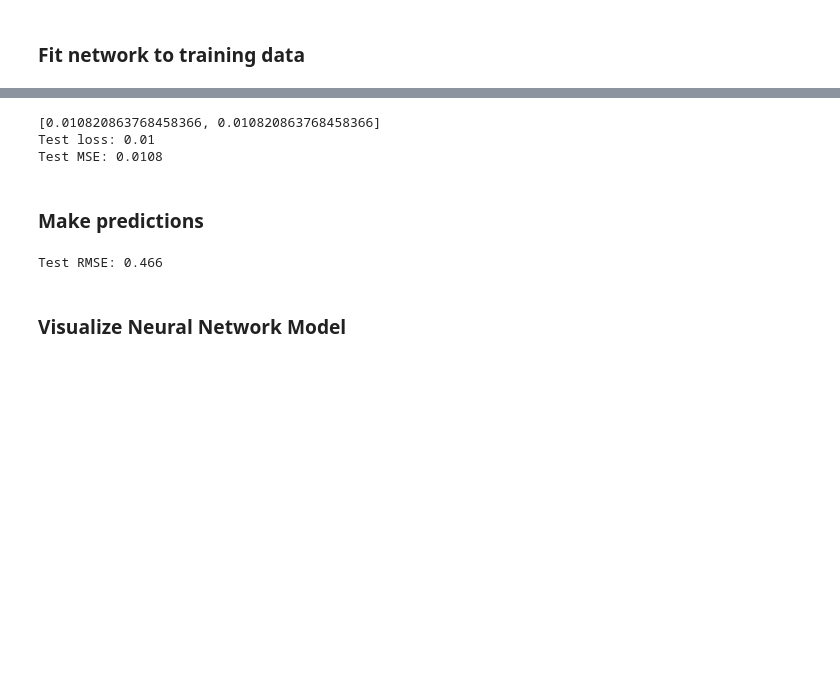
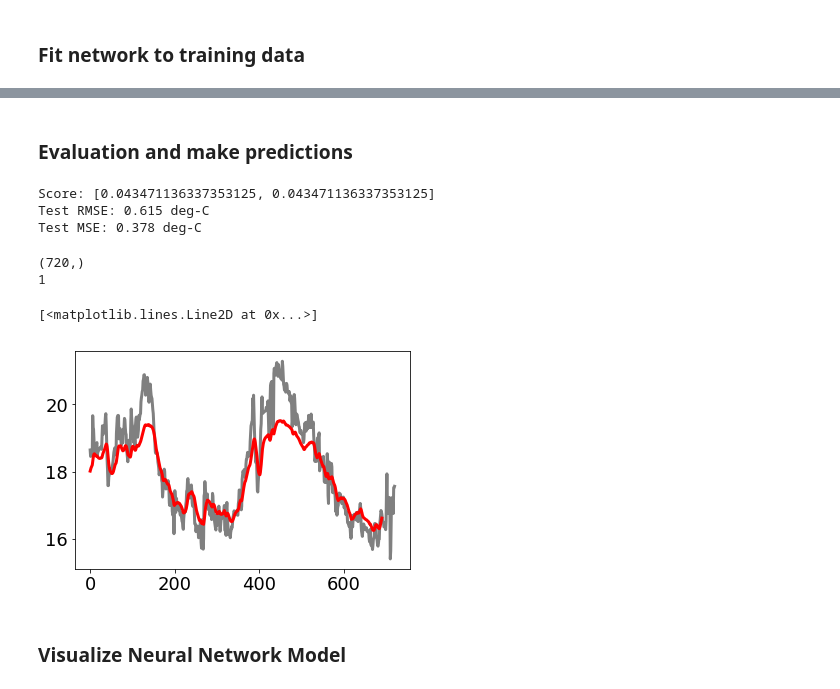
Before and after one commit to hscannell/MHW-tableau, a Jupyter notebook: code/LSTM/LSTM_Forecast_univariate.ipynb, the cells around one changed output, grey strips where cells are left out. Cells and saved outputs as stored; diff of their text form; code cells hidden in the pictures; blank space fills up the shorter version.

```diff
--- a/code/LSTM/LSTM_Forecast_univariate.ipynb
+++ b/code/LSTM/LSTM_Forecast_univariate.ipynb
@@ -474,36 +593,46 @@ Epoch 20/20
-# %%
-# Evaluate model
-score = model.evaluate(Xtest, ytest, batch_size=batch_size, verbose=0)
-print(score)
-print('Test loss: %0.2f' % score[0])
-print('Test MSE: %0.4f' % score[1])
-# %% [output]
-[0.010820863768458366, 0.010820863768458366]
-Test loss: 0.01
-Test MSE: 0.0108
 # %% [markdown]
-### Make predictions
+### Evaluation and make predictions
 # %%
+# Evaluate model
+score = model.evaluate(Xtest, ytest, batch_size=batch_size, verbose=0)
+print('Score: {}'.format(score))
+
 # Make a prediction
-yhat = model.predict(Xtest) # predict on new features
-Xtestt = Xtest.reshape((Xtest.shape[0], lag*n_features))
+yhat = model.predict(Xtest) # predict day[steps] on new [lag] features
+#Xtestt = Xtest.reshape((Xtest.shape[0], lag*n_features))
 
 # Invert scaling for forecast
-inv_yhat = concatenate((yhat, Xtestt[:, -(n_features-1):]), axis=1)
-inv_yhat = scaler.inverse_transform(inv_yhat)
+#inv_yhat = concatenate((yhat, Xtestt[:, -(n_features-1):]), axis=1)
+inv_yhat = scaler.inverse_transform(yhat)
 inv_yhat = inv_yhat[:,0]
 
 # Invert scaling for actual
 ytesty = ytest.reshape((len(ytest), 1))
-inv_y = concatenate((ytesty, Xtestt[:, -(n_features-1):]), axis=1)
-inv_y = scaler.inverse_transform(inv_y)
+#inv_y = concatenate((ytesty, Xtestt[:, -(n_features-1):]), axis=1)
+inv_y = scaler.inverse_transform(ytesty)
 inv_y = inv_y[:,0]
 
+
 # Calculate RMSE
-rmse = np.sqrt(mean_squared_error(inv_y, inv_yhat))
-print('Test RMSE: %.3f' % rmse)
+rmse = np.sqrt(mean_squared_error(inv_y[:-30], inv_yhat[30:]))
+mse = mean_squared_error(inv_y[:-30], inv_yhat[30:])
+print('Test RMSE: %.3f deg-C' % rmse)
+print('Test MSE: %.3f deg-C' % mse)
 # %% [output]
-Test RMSE: 0.466
+Score: [0.043471136337353125, 0.043471136337353125]
+Test RMSE: 0.615 deg-C
+Test MSE: 0.378 deg-C
+# %%
+print(inv_y.shape)
+print(n_features)
+
+plt.plot(inv_y, color="gray", label='test data', linewidth=3)
+plt.plot(inv_yhat[30:], label='prediction', color="red", linewidth=3)
+# %% [output]
+(720,)
+1
+[<matplotlib.lines.Line2D at 0x...>]
+[figure, added]
 # %% [markdown]
 ### Visualize Neural Network Model
 # %%
```
Also changed, not shown: parts of 29 cells of this notebook.
